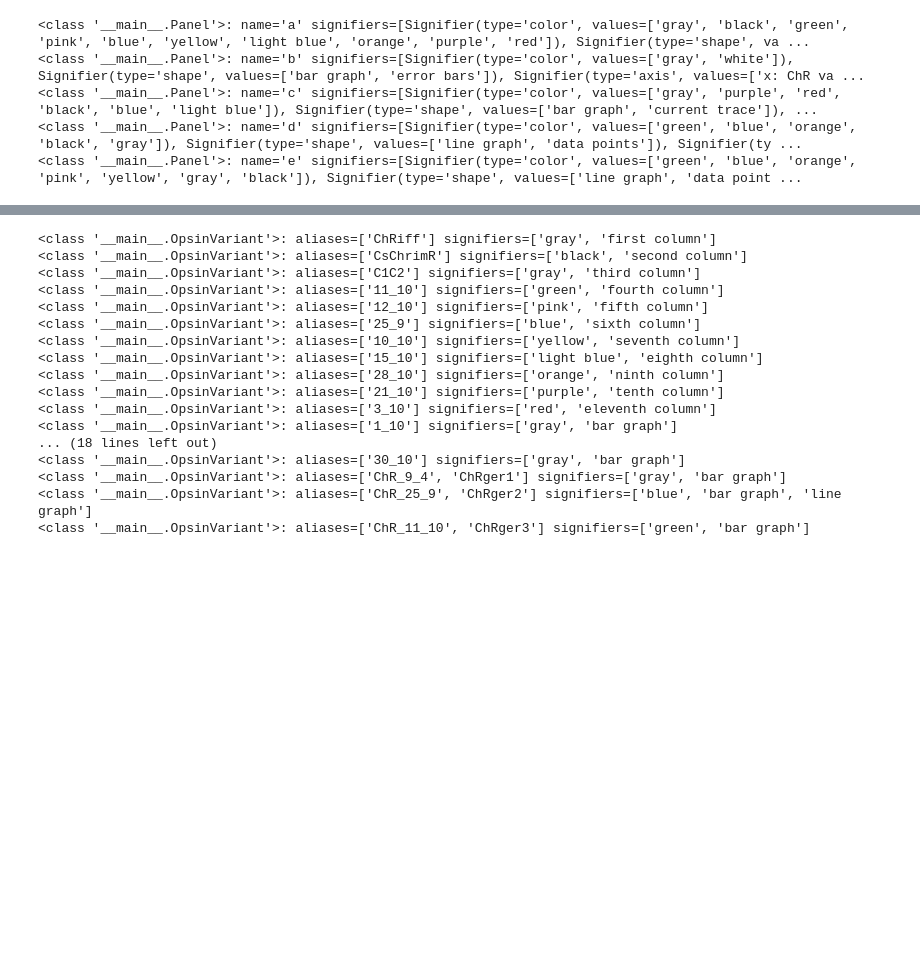
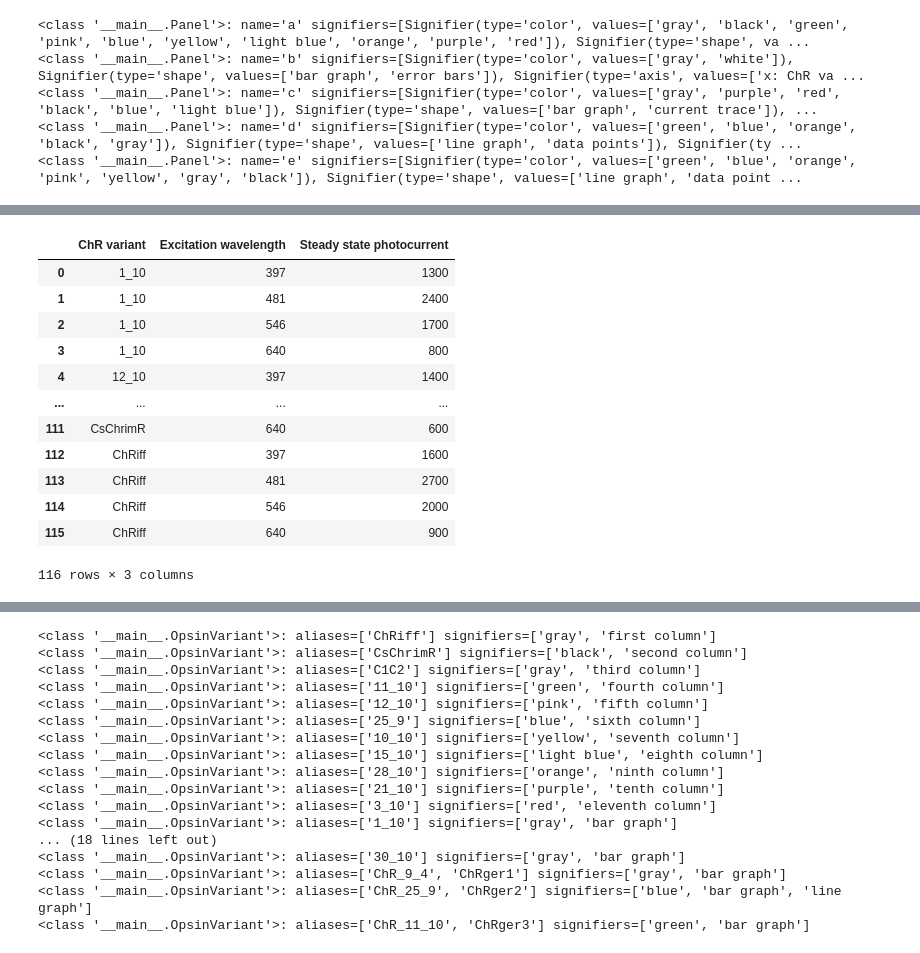
Before and after one commit to shababo/plotreader, a Jupyter notebook: sandbox/direct_anthropic_calls.ipynb, the cells around one changed output, grey strips where cells are left out. Drawn from its saved outputs; the diff is of its cells as text; code cells hidden in the pictures; blank space fills up the shorter version.

```diff
--- a/sandbox/direct_anthropic_calls.ipynb
+++ b/sandbox/direct_anthropic_calls.ipynb
@@ -408,0 +702,18 @@ for panel in figure.panels:
+# %%
+panel_df = output_parser.parse(response.content[0].text).to_df(existing_df=df)
+
+panel_df
+# %% [output]
+|  | ChR variant | Excitation wavelength | Steady state photocurrent |
+| 0 | 1_10 | 397 | 1300 |
+| 1 | 1_10 | 481 | 2400 |
+| 2 | 1_10 | 546 | 1700 |
+| 3 | 1_10 | 640 | 800 |
+| 4 | 12_10 | 397 | 1400 |
+| ... | ... | ... | ... |
+| 111 | CsChrimR | 640 | 600 |
+| 112 | ChRiff | 397 | 1600 |
+| 113 | ChRiff | 481 | 2700 |
+| 114 | ChRiff | 546 | 2000 |
+| 115 | ChRiff | 640 | 900 |
+116 rows × 3 columns
```
Also changed, not shown: parts of 19 cells of this notebook, 1 other file.
